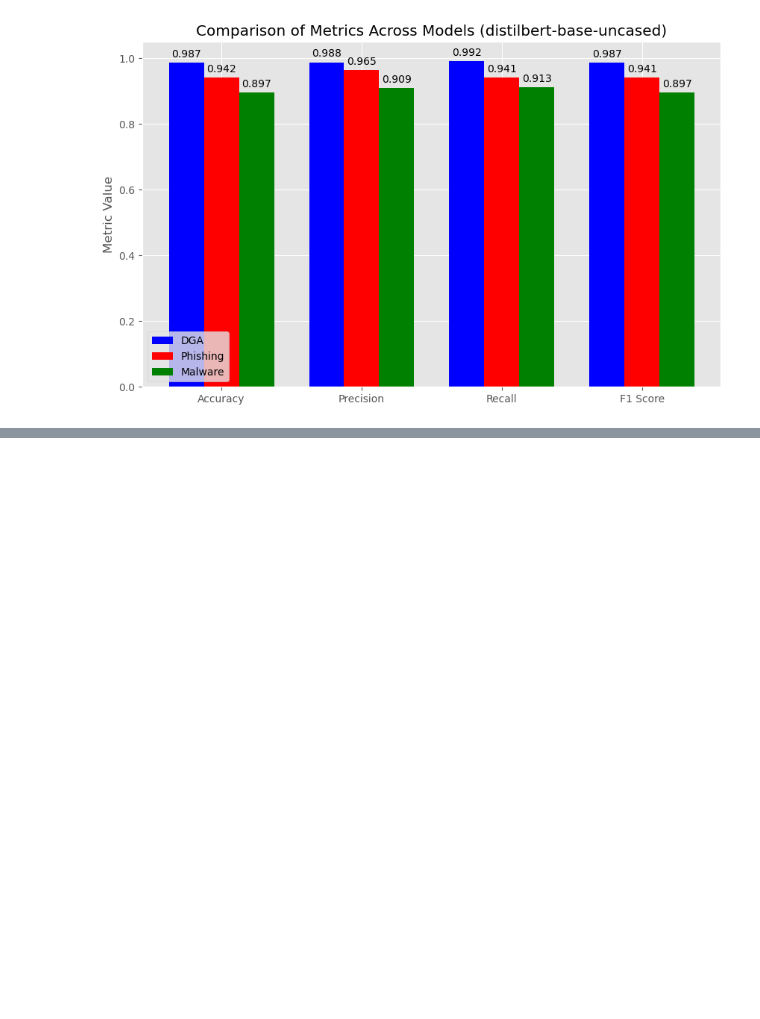
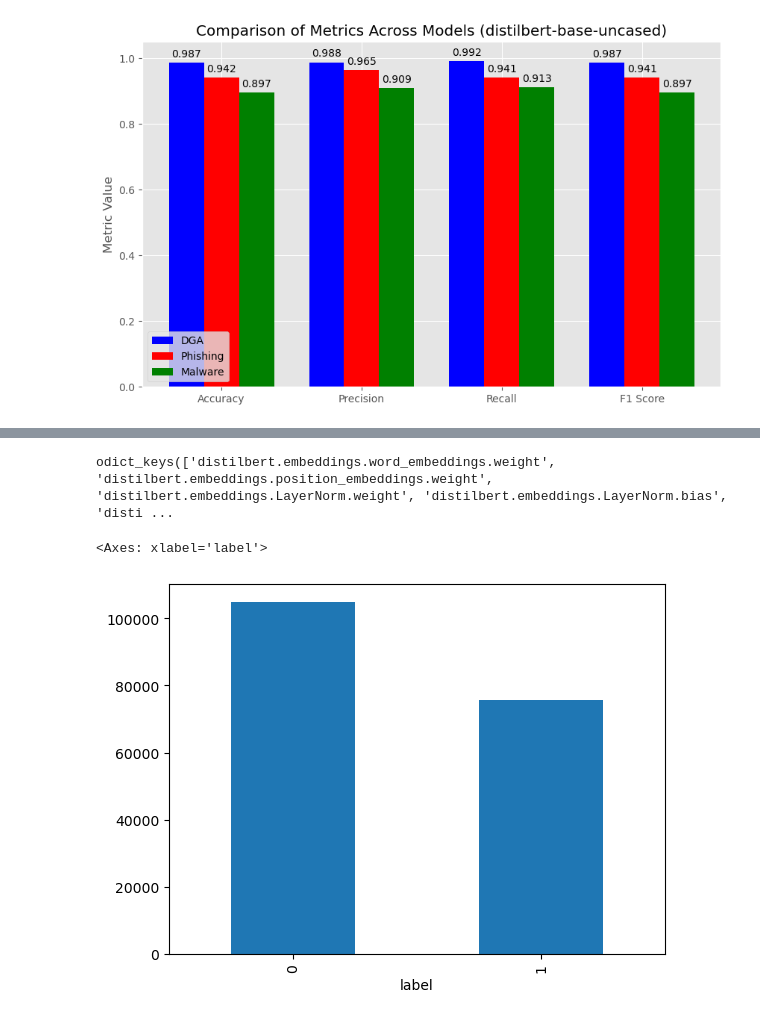
Before and after one commit to fbucko/transformers, a Jupyter notebook: training_eval.ipynb, the cells around one changed output, grey strips where cells are left out. Drawn from its saved outputs; the diff is of its cells as text; code cells hidden in the pictures; blank space fills up the shorter version.

```diff
--- a/training_eval.ipynb
+++ b/training_eval.ipynb
@@ -365,0 +477,10 @@ plt.show()
+# %%
+checkpoint = torch.load(model_save_path, map_location='cpu')
+print(checkpoint.keys())
+# %% [output]
+odict_keys(['distilbert.embeddings.word_embeddings.weight', 'distilbert.embeddings.position_embeddings.weight', 'distilbert.embeddings.LayerNorm.weight', 'distilbert.embeddings.LayerNorm.bias', 'disti ...
+# %%
+df["label"].value_counts().plot(kind='bar')
+# %% [output]
+<Axes: xlabel='label'>
+[figure, added]
```
Also changed, not shown: parts of 1 cell of this notebook.
